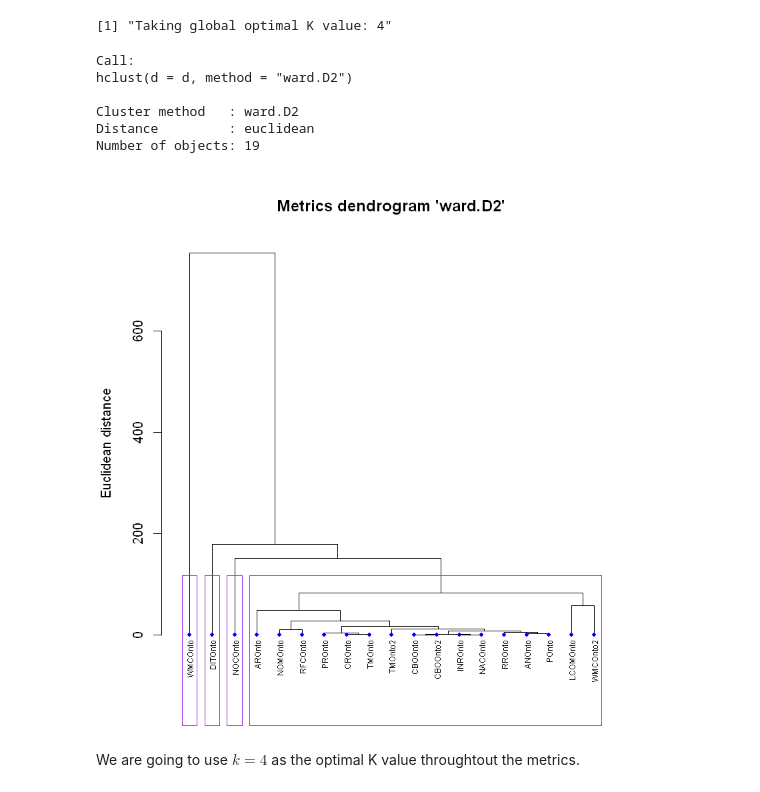
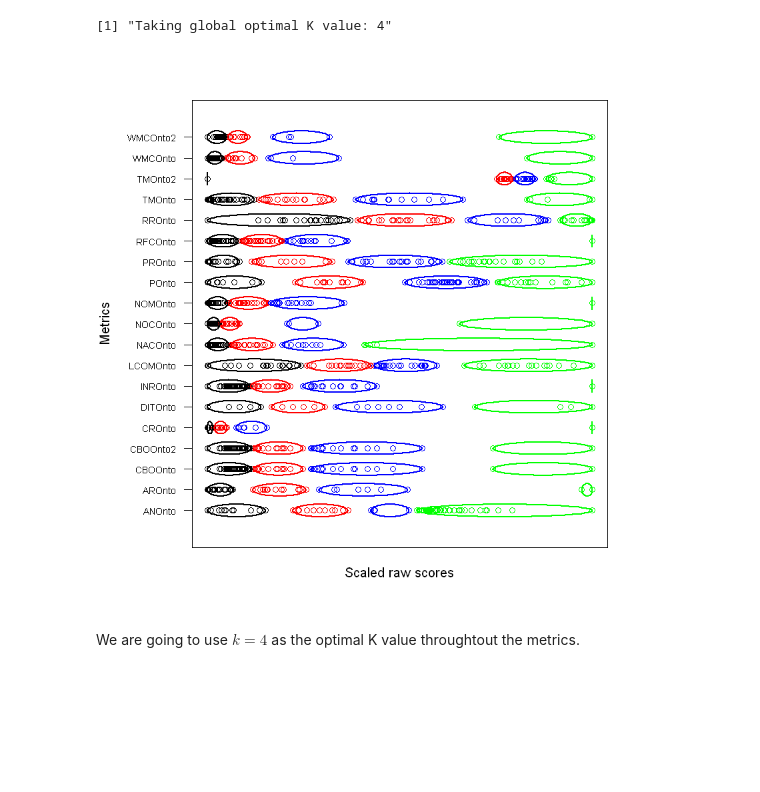
Before and after one commit to neobernad/evaluomeR, a Jupyter notebook: notebooks/local/evaluomeR-RSKC.ipynb, the cells around one changed output. Drawn from its saved outputs; the diff is of its cells as text; code cells hidden in the pictures; blank space fills up the shorter version.

```diff
--- a/notebooks/local/evaluomeR-RSKC.ipynb
+++ b/notebooks/local/evaluomeR-RSKC.ipynb
@@ -109,16 +91,10 @@ global_k_value = floor(mean(k_values))
 print(paste0("Taking global optimal K value: ", global_k_value))
 # %% [output]
 [1] "Taking global optimal K value: 4"
-# %%
-plotMetricsCluster(ontMetrics, k=4)
-# %% [output]
-Call:
-hclust(d = d, method = "ward.D2")
-
-Cluster method   : ward.D2
-Distance         : euclidean
-Number of objects: 19
-[figure, removed]
+# %%
+plotMetricsClusterComparison(ontMetrics, k.vector1=global_k_value)
+# %% [output]
+[figure, added]
 # %% [markdown]
 We are going to use $k=4$ as the optimal K value throughtout the metrics.
 # %% [markdown]
```
Also changed, not shown: parts of 9 cells of this notebook, 1 other file.
